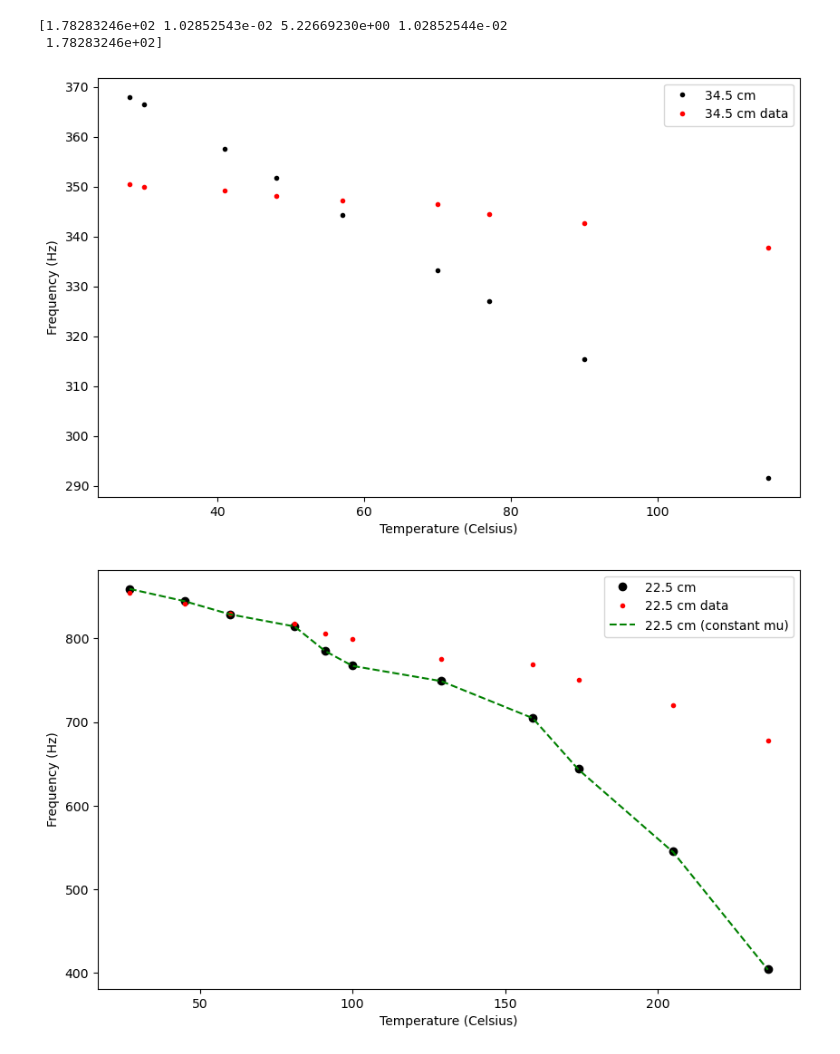
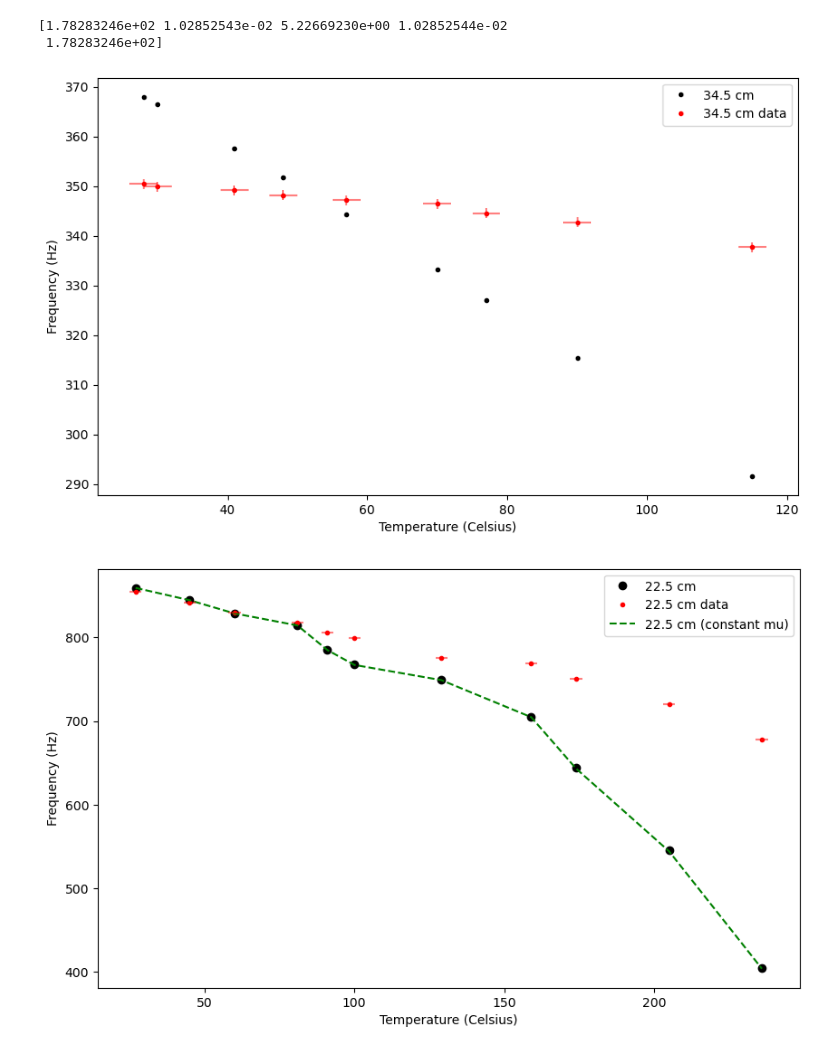
Before and after one commit to AlejandroJean1/Onderzoekspracticum-TN2, a Jupyter notebook: Data Analyse.ipynb, the cells around one changed output. Cells and saved outputs as stored; diff of their text form; code cells hidden in the pictures.

```diff
--- a/Data Analyse.ipynb
+++ b/Data Analyse.ipynb
@@ -122,34 +122,36 @@ test3 = frequentie(
     new_mu(dTemp498, L498 * A2, r2, alpha_L, alpha_V, di, A2)[1],
     new_mu(dTemp498, L498 * A2, r2, alpha_L, alpha_V, di, A2)[2])
 
 plt.figure(figsize=(10, 6))
 plt.plot(Temp345, test1, "k.", label='34.5 cm')
 plt.plot(Temp345, eigen_f345, "r.", label='34.5 cm data')
+plt.errorbar(Temp345, eigen_f345, yerr=u_f345, xerr=u_Temp345, fmt='none', ecolor='red', alpha=0.5)
 plt.legend()
 plt.xlabel('Temperature (Celsius)')
 plt.ylabel('Frequency (Hz)')
 plt.savefig('Frequency_vs_Temperature_34_5cm.png', dpi=300)
 plt.show()
 
 plt.figure(figsize=(10, 6))
 plt.plot(Temp225, test2, "ko", label='22.5 cm')
 plt.plot(Temp225, eigen_f225, "r.", label='22.5 cm data')
 plt.plot(Temp225, test25, "g--", label='22.5 cm (constant mu)')
+plt.errorbar(Temp225, eigen_f225, yerr=u_f225, xerr=u_Temp225, fmt='none', ecolor='red', alpha=0.5)
 plt.legend()
 plt.xlabel('Temperature (Celsius)')
 plt.ylabel('Frequency (Hz)')
 plt.savefig('Frequency_vs_Temperature_22_5cm.png', dpi=300)
 plt.show()
 
 plt.figure(figsize=(10, 6))
 plt.plot(Temp498, test3, "k.", label='49.8 cm')
 plt.plot(Temp498, eigen_f498, "r.", label='49.8 cm data')
+plt.errorbar(Temp498, eigen_f498, yerr=u_f498, xerr=u_Temp498, fmt='none', ecolor='red', alpha=0.5)
 plt.legend()
 plt.xlabel('Temperature (Celsius)')
 plt.ylabel('Frequency (Hz)')
-plt.tight_layout()
-plt.savefig("Frequency_vs_Temperature_49_8cm.png", dpi=300, bbox_inches="tight")
+plt.savefig("Frequency_vs_Temperature_49_8cm.png")
 plt.show()
 # %% [output]
-[figure, old version]
+[figure, new version]
-[figure, old version]
+[figure, new version]
```
Also changed, not shown: parts of 1 cell of this notebook.
